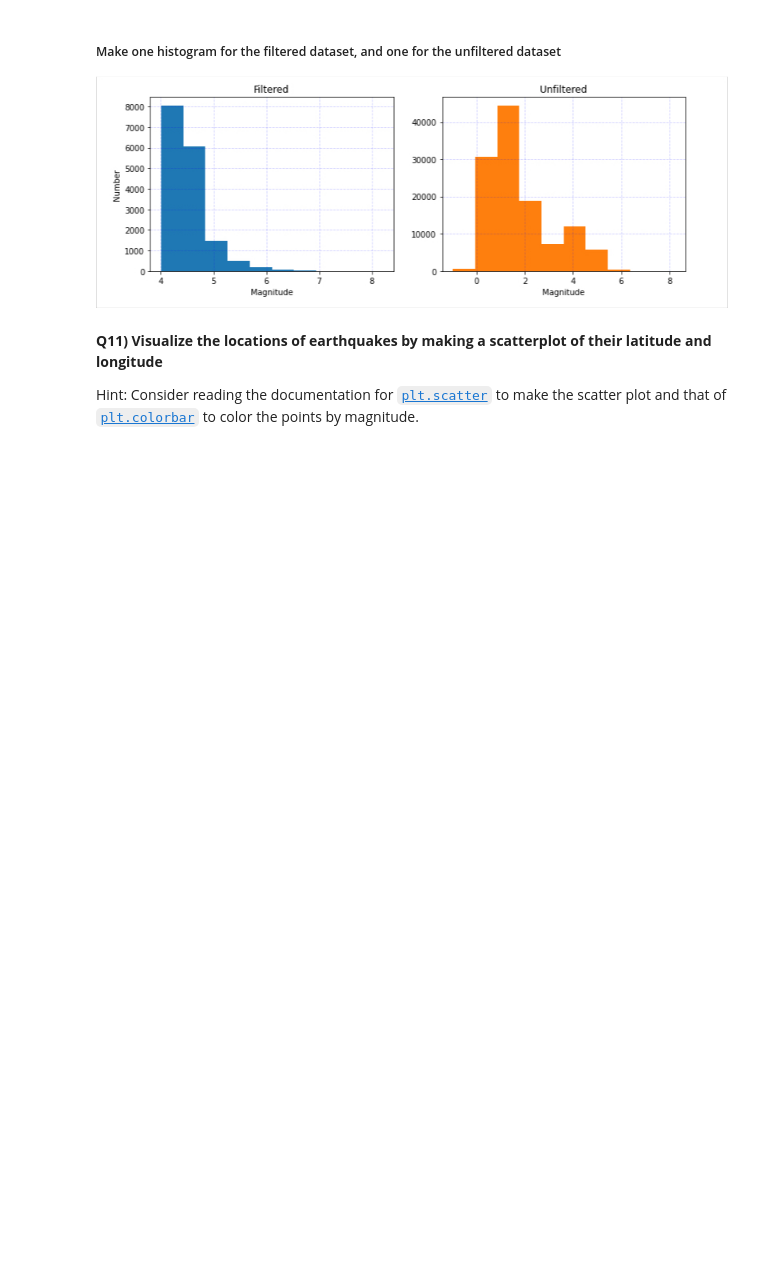
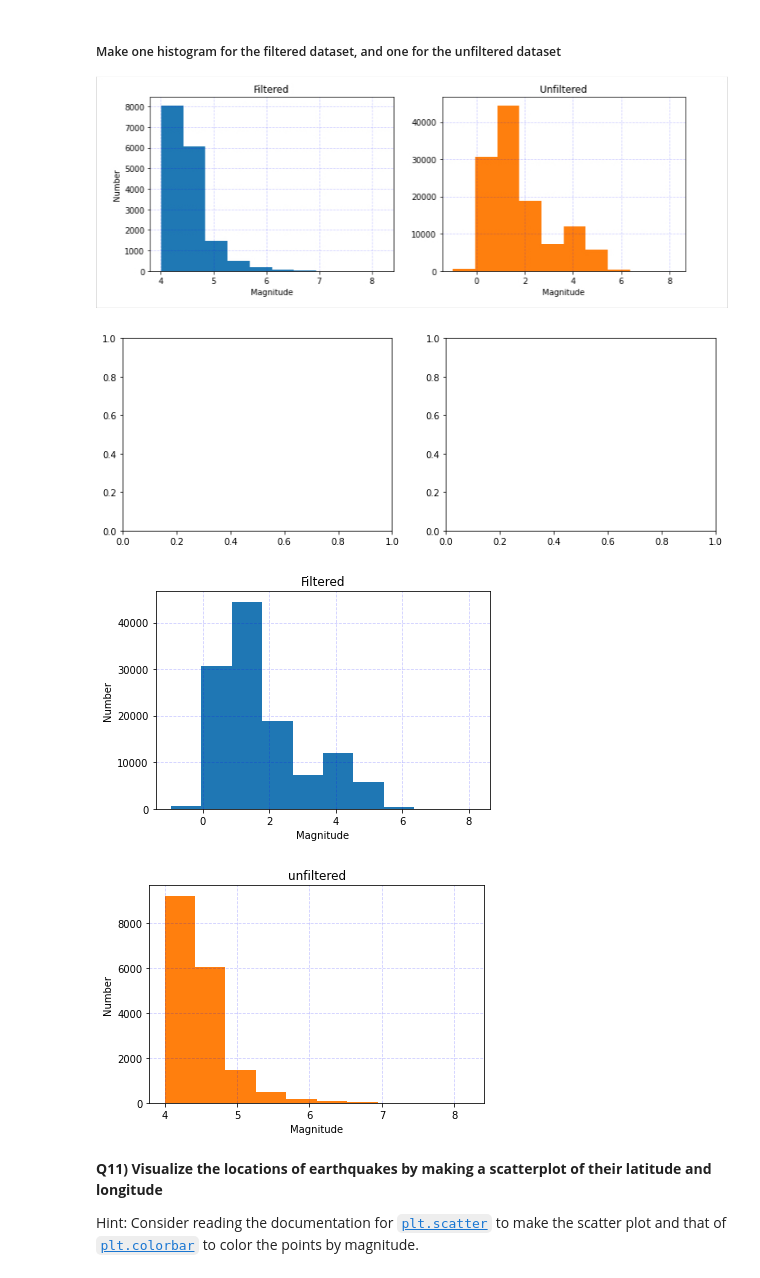
Before and after one commit to fredlardet/2022_Intro_Python, a Jupyter notebook: Exercises/W3_S1.ipynb, the cells around one changed output. Saved outputs shown, nothing was run; the diff lists cells and outputs as text; code cells hidden in the pictures; blank space fills up the shorter version.

```diff
--- a/Exercises/W3_S1.ipynb
+++ b/Exercises/W3_S1.ipynb
@@ -321,19 +326,23 @@ __.______(___)
 ![aaaaa10.jpg](embedded-picture-1)
 # %%
 # Make one histogram for the filtered dataset, and one for the unfiltered dataset
-fig,ax = plt.subplots(1,2,figsize=(12,4))
-______.__.____(___=____,color='#1f77b4')
-__.__________('______') # X axis label
-__._______('_____') # Y axis label
-__._____(alpha=0.2,c='b',ls='--')
-__.________(________) # Add title for the filtered figure on the left
+fig,ax1 = mp.subplots(nrows=1,ncols=2,figsize=(12,4))
+df.hist('mag',color='#1f77b4')
+mp.xlabel('Magnitude') # X axis label
+mp.ylabel('Number') # Y axis label
+mp.grid(alpha=0.2,c='b',ls='--')
+mp.title('Filtered') # Add title for the filtered figure on the left
 
-______.__.____(___=____,color='#ff7f0e')
-__.__________('______') # X axis label
-__._______('_____') # Y axis label
-__._____(alpha=0.2,c='b',ls='--')
-__.________(________) # Add title for the unfiltered figure on the right
-plt.show()
+df_filtered.hist('mag',color='#ff7f0e')
+mp.xlabel('Magnitude') # X axis label
+mp.ylabel('Number') # Y axis label
+mp.grid(alpha=0.2,c='b',ls='--')
+mp.title('unfiltered') # Add title for the unfiltered figure on the right
+mp.show()
+# %% [output]
+[figure, added]
+[figure, added]
+[figure, added]
 # %% [markdown]
 **Q11) Visualize the locations of earthquakes by making a scatterplot of their latitude and longitude**
 
```
Also changed, not shown: parts of 6 cells of this notebook.
